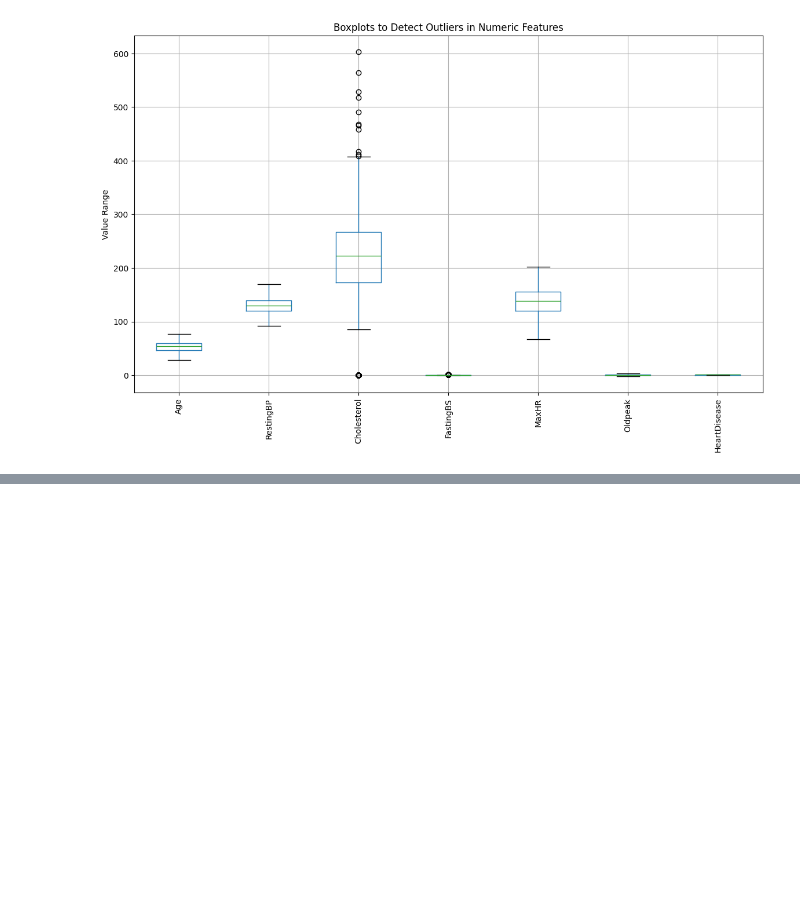
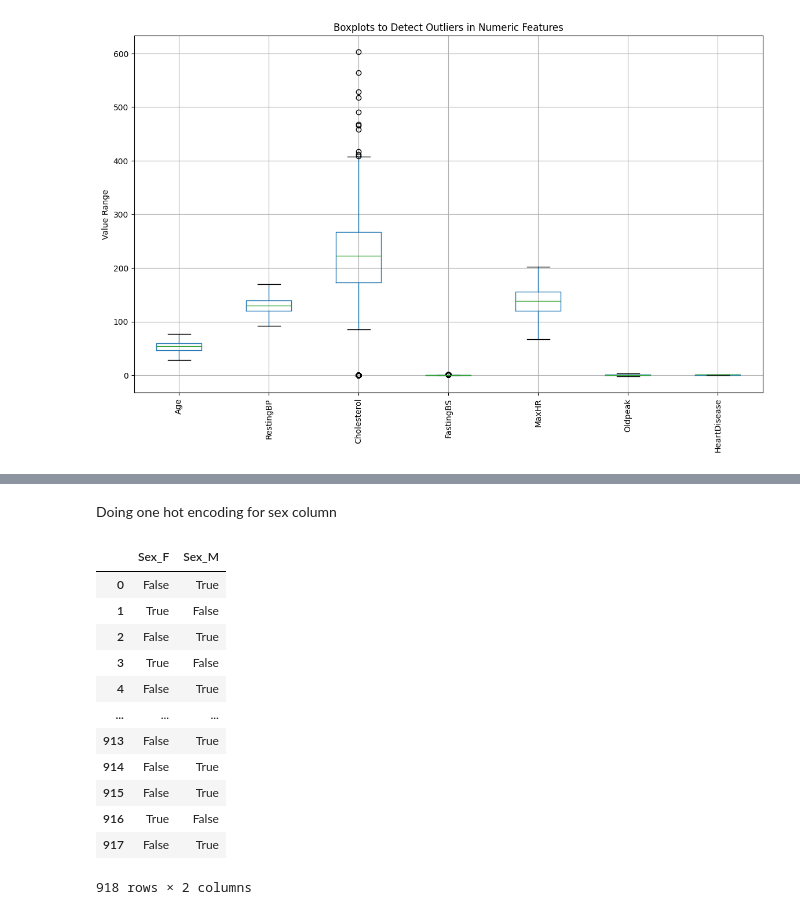
Before and after one commit to abukhalidsiddique/Heart_Failure_Prediction, a Jupyter notebook: Index.ipynb, the cells around one changed output, grey strips where cells are left out. Cells and saved outputs as stored; diff of their text form; code cells hidden in the pictures; blank space fills up the shorter version.

```diff
--- a/Index.ipynb
+++ b/Index.ipynb
@@ -352,0 +378,19 @@ plt.show()
+# %% [markdown]
+Doing one hot encoding for sex column
+# %%
+Sex_onehot = pd.get_dummies(df['Sex'], prefix='Sex')
+Sex_onehot
+# %% [output]
+|  | Sex_F | Sex_M |
+| 0 | False | True |
+| 1 | True | False |
+| 2 | False | True |
+| 3 | True | False |
+| 4 | False | True |
+| ... | ... | ... |
+| 913 | False | True |
+| 914 | False | True |
+| 915 | False | True |
+| 916 | True | False |
+| 917 | False | True |
+918 rows × 2 columns
```
Also changed, not shown: parts of 10 cells of this notebook.
